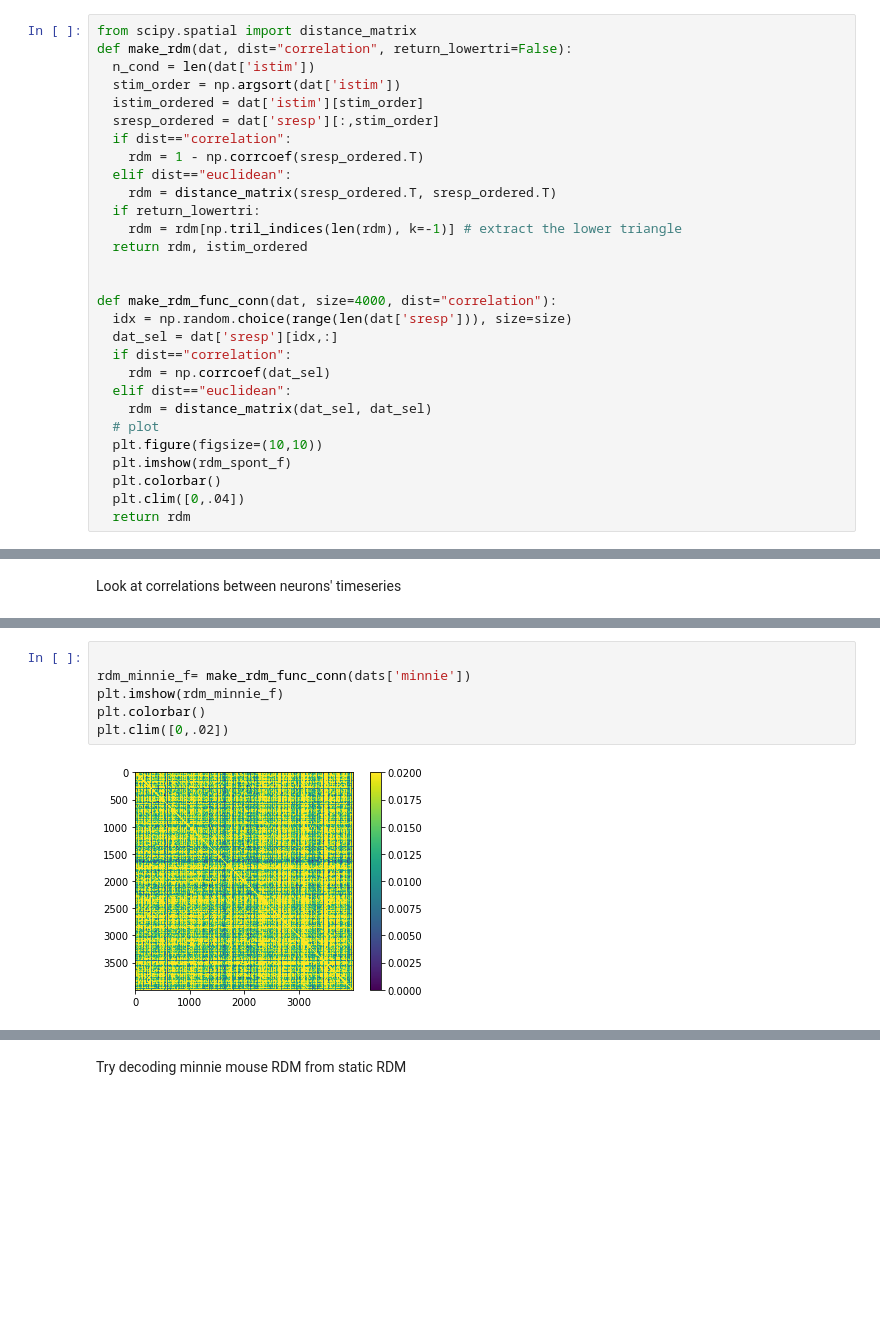
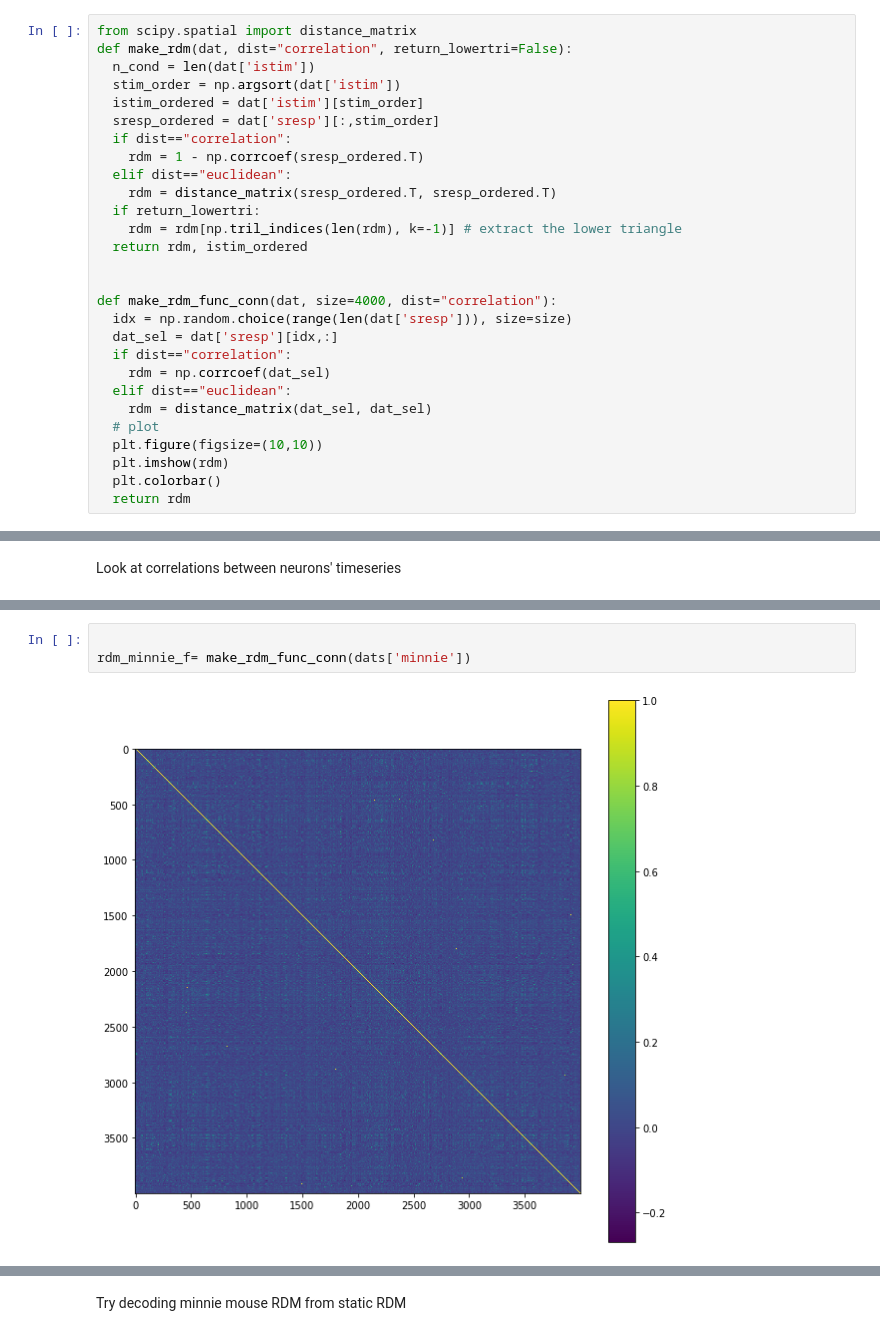
Before and after one commit to sekunder/NMA_Project, a Jupyter notebook: RSA_orientations.ipynb, the cells around one changed output, grey strips where cells are left out. Drawn from its saved outputs; the diff is of its cells as text; blank space fills up the shorter version.

Commit message:
plot rdm in function

```diff
--- a/RSA_orientations.ipynb
+++ b/RSA_orientations.ipynb
@@ -54,9 +54,8 @@ def make_rdm_func_conn(dat, size=4000, dist="correlation"):
     rdm = distance_matrix(dat_sel, dat_sel)
   # plot
   plt.figure(figsize=(10,10))
-  plt.imshow(rdm_spont_f)
+  plt.imshow(rdm)
   plt.colorbar()
-  plt.clim([0,.04])
   return rdm
 # %%
 #@ RSA
@@ -126,11 +121,8 @@ plt.clim([0,.04])
 # %%
 
 rdm_minnie_f= make_rdm_func_conn(dats['minnie'])
-plt.imshow(rdm_minnie_f)
-plt.colorbar()
-plt.clim([0,.02])
 # %% [output]
-[figure, old version]
+[figure, new version]
 # %%
 static_spont = {}
 static_spont['sresp'] = dats['static']['u_spont'] @ dats['static']['v_spont']
```
Also changed, not shown: parts of 3 cells of this notebook.
